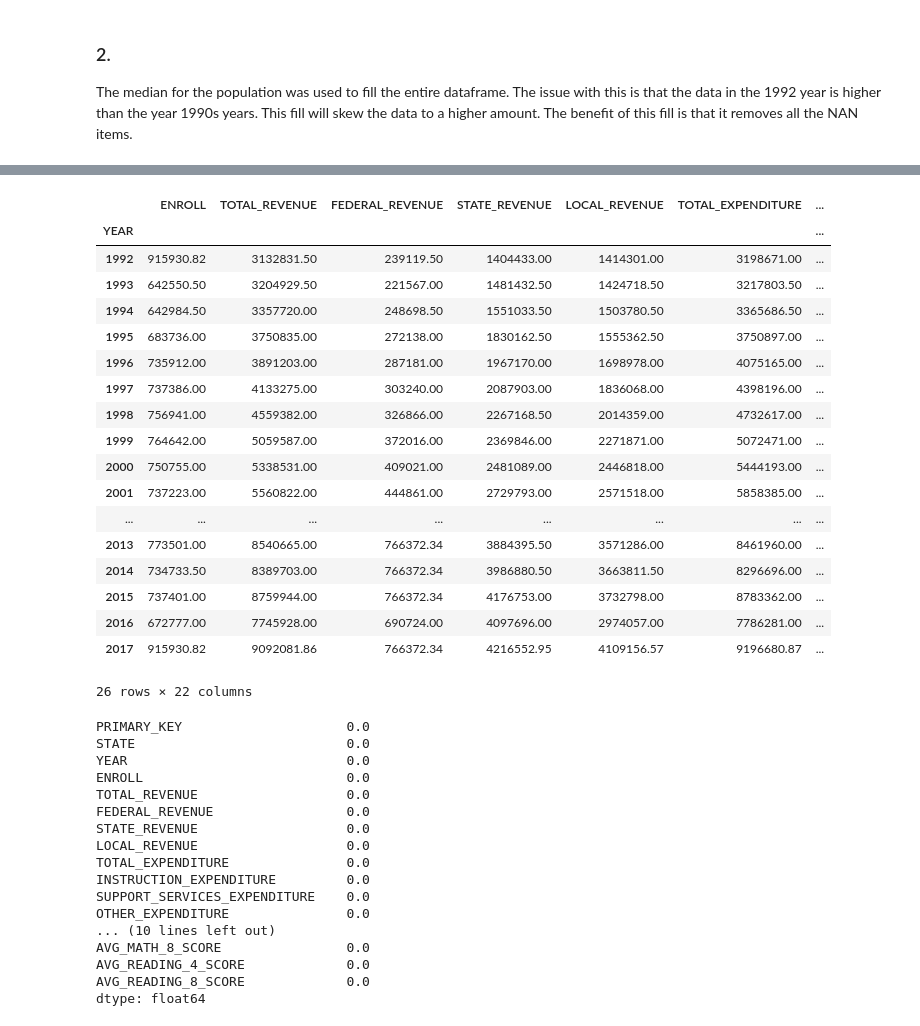
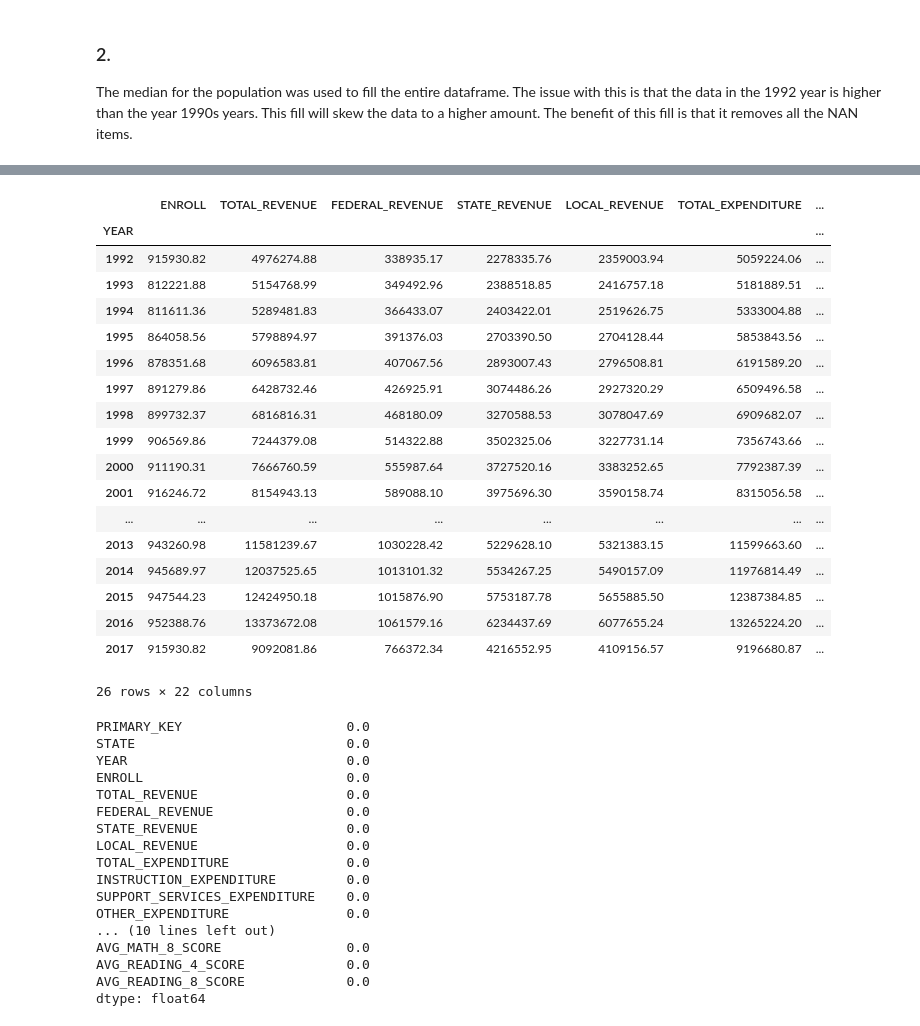
Before and after one commit to andrewab981/Thinkful, a Jupyter notebook: Module 17/17.3 Data Cleaning Assignment.ipynb, the cells around one changed output, grey strips where cells are left out. Drawn from its saved outputs; the diff is of its cells as text; code cells hidden in the pictures.

```diff
--- a/Module 17/17.3 Data Cleaning Assignment.ipynb
+++ b/Module 17/17.3 Data Cleaning Assignment.ipynb
@@ -134,23 +128,24 @@ df_fill_1
-# %%
-round(df_fill_1.groupby('YEAR').median(), 2)
-# %% [output]
-|  | ENROLL | TOTAL_REVENUE | FEDERAL_REVENUE | STATE_REVENUE | LOCAL_REVENUE | TOTAL_EXPENDITURE | ... |
-| YEAR |  |  |  |  |  |  | ... |
-| 1992 | 915930.82 | 3132831.50 | 239119.50 | 1404433.00 | 1414301.00 | 3198671.00 | ... |
-| 1993 | 642550.50 | 3204929.50 | 221567.00 | 1481432.50 | 1424718.50 | 3217803.50 | ... |
-| 1994 | 642984.50 | 3357720.00 | 248698.50 | 1551033.50 | 1503780.50 | 3365686.50 | ... |
-| 1995 | 683736.00 | 3750835.00 | 272138.00 | 1830162.50 | 1555362.50 | 3750897.00 | ... |
-| 1996 | 735912.00 | 3891203.00 | 287181.00 | 1967170.00 | 1698978.00 | 4075165.00 | ... |
-| 1997 | 737386.00 | 4133275.00 | 303240.00 | 2087903.00 | 1836068.00 | 4398196.00 | ... |
-| 1998 | 756941.00 | 4559382.00 | 326866.00 | 2267168.50 | 2014359.00 | 4732617.00 | ... |
-| 1999 | 764642.00 | 5059587.00 | 372016.00 | 2369846.00 | 2271871.00 | 5072471.00 | ... |
-| 2000 | 750755.00 | 5338531.00 | 409021.00 | 2481089.00 | 2446818.00 | 5444193.00 | ... |
-| 2001 | 737223.00 | 5560822.00 | 444861.00 | 2729793.00 | 2571518.00 | 5858385.00 | ... |
-| ... | ... | ... | ... | ... | ... | ... | ... |
-| 2013 | 773501.00 | 8540665.00 | 766372.34 | 3884395.50 | 3571286.00 | 8461960.00 | ... |
-| 2014 | 734733.50 | 8389703.00 | 766372.34 | 3986880.50 | 3663811.50 | 8296696.00 | ... |
-| 2015 | 737401.00 | 8759944.00 | 766372.34 | 4176753.00 | 3732798.00 | 8783362.00 | ... |
-| 2016 | 672777.00 | 7745928.00 | 690724.00 | 4097696.00 | 2974057.00 | 7786281.00 | ... |
-| 2017 | 915930.82 | 9092081.86 | 766372.34 | 4216552.95 | 4109156.57 | 9196680.87 | ... |
-26 rows × 22 columns
+# %%
+# list of mean values after the fill
+round(df_fill_1.groupby('YEAR').mean(), 2)
+# %% [output]
+|  | ENROLL | TOTAL_REVENUE | FEDERAL_REVENUE | STATE_REVENUE | LOCAL_REVENUE | TOTAL_EXPENDITURE | ... |
+| YEAR |  |  |  |  |  |  | ... |
+| 1992 | 915930.82 | 4976274.88 | 338935.17 | 2278335.76 | 2359003.94 | 5059224.06 | ... |
+| 1993 | 812221.88 | 5154768.99 | 349492.96 | 2388518.85 | 2416757.18 | 5181889.51 | ... |
+| 1994 | 811611.36 | 5289481.83 | 366433.07 | 2403422.01 | 2519626.75 | 5333004.88 | ... |
+| 1995 | 864058.56 | 5798894.97 | 391376.03 | 2703390.50 | 2704128.44 | 5853843.56 | ... |
+| 1996 | 878351.68 | 6096583.81 | 407067.56 | 2893007.43 | 2796508.81 | 6191589.20 | ... |
+| 1997 | 891279.86 | 6428732.46 | 426925.91 | 3074486.26 | 2927320.29 | 6509496.58 | ... |
+| 1998 | 899732.37 | 6816816.31 | 468180.09 | 3270588.53 | 3078047.69 | 6909682.07 | ... |
+| 1999 | 906569.86 | 7244379.08 | 514322.88 | 3502325.06 | 3227731.14 | 7356743.66 | ... |
+| 2000 | 911190.31 | 7666760.59 | 555987.64 | 3727520.16 | 3383252.65 | 7792387.39 | ... |
+| 2001 | 916246.72 | 8154943.13 | 589088.10 | 3975696.30 | 3590158.74 | 8315056.58 | ... |
+| ... | ... | ... | ... | ... | ... | ... | ... |
+| 2013 | 943260.98 | 11581239.67 | 1030228.42 | 5229628.10 | 5321383.15 | 11599663.60 | ... |
+| 2014 | 945689.97 | 12037525.65 | 1013101.32 | 5534267.25 | 5490157.09 | 11976814.49 | ... |
+| 2015 | 947544.23 | 12424950.18 | 1015876.90 | 5753187.78 | 5655885.50 | 12387384.85 | ... |
+| 2016 | 952388.76 | 13373672.08 | 1061579.16 | 6234437.69 | 6077655.24 | 13265224.20 | ... |
+| 2017 | 915930.82 | 9092081.86 | 766372.34 | 4216552.95 | 4109156.57 | 9196680.87 | ... |
+26 rows × 22 columns
 # %%
```
Also changed, not shown: parts of 10 cells of this notebook, 3 other files.
